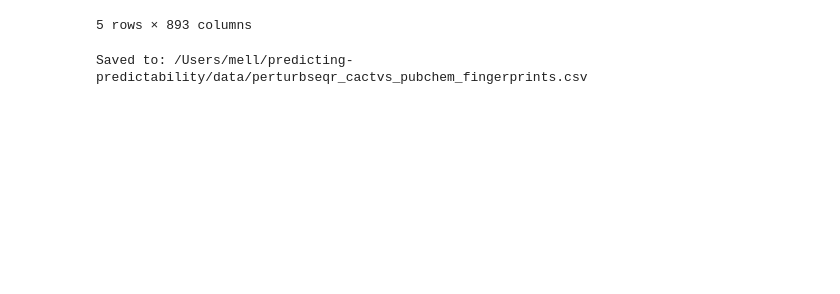
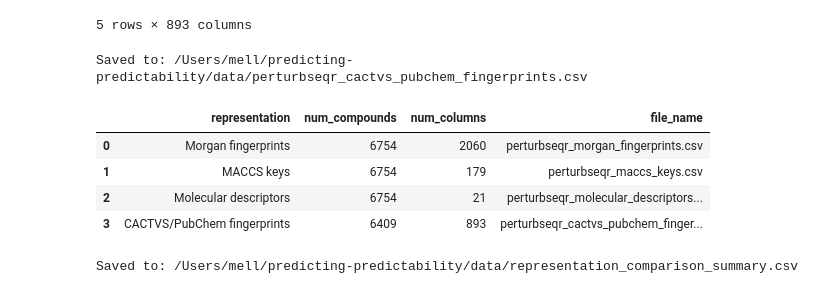
Before and after one commit to mell508-gif/predicting-predictability, a Jupyter notebook: notebooks/objective_2_rdkit_fingerprints.ipynb, the cells around one changed output. Saved outputs shown, nothing was run; the diff lists cells and outputs as text; code cells hidden in the pictures; blank space fills up the shorter version.

Commit message:
Update representation comparison summary

```diff
--- a/notebooks/objective_2_rdkit_fingerprints.ipynb
+++ b/notebooks/objective_2_rdkit_fingerprints.ipynb
@@ -559,0 +562,33 @@ Saved to: /Users/mell/predicting-predictability/data/perturbseqr_cactvs_pubchem_
+# %%
+from pathlib import Path
+import pandas as pd
+
+data_dir = Path.home() / "predicting-predictability" / "data"
+
+files = {
+    "Morgan fingerprints": data_dir / "perturbseqr_morgan_fingerprints.csv",
+    "MACCS keys": data_dir / "perturbseqr_maccs_keys.csv",
+    "Molecular descriptors": data_dir / "perturbseqr_molecular_descriptors.csv",
+    "CACTVS/PubChem fingerprints": data_dir / "perturbseqr_cactvs_pubchem_fingerprints.csv"
+}
+
+summary_rows = []
+
+for rep_name, file_path in files.items():
+    temp_df = pd.read_csv(file_path)
+    summary_rows.append({
+        "representation": rep_name,
+        "num_compounds": temp_df.shape[0],
+        "num_columns": temp_df.shape[1],
+        "file_name": file_path.name
+    })
+
+representation_summary_df = pd.DataFrame(summary_rows)
+
+representation_summary_df
+# %% [output]
+|  | representation | num_compounds | num_columns | file_name |
+| 0 | Morgan fingerprints | 6754 | 2060 | perturbseqr_morgan_fingerprints.csv |
+| 1 | MACCS keys | 6754 | 179 | perturbseqr_maccs_keys.csv |
+| 2 | Molecular descriptors | 6754 | 21 | perturbseqr_molecular_descriptors... |
+| 3 | CACTVS/PubChem fingerprints | 6409 | 893 | perturbseqr_cactvs_pubchem_finger... |
@@ -559,0 +597,8 @@ Saved to: /Users/mell/predicting-predictability/data/perturbseqr_cactvs_pubchem_
+# %%
+output_path = data_dir / "representation_comparison_summary.csv"
+
+representation_summary_df.to_csv(output_path, index=False)
+
+print("Saved to:", output_path)
+# %% [output]
+Saved to: /Users/mell/predicting-predictability/data/representation_comparison_summary.csv
```
Also changed, not shown: parts of 2 cells of this notebook, 1 other file.
